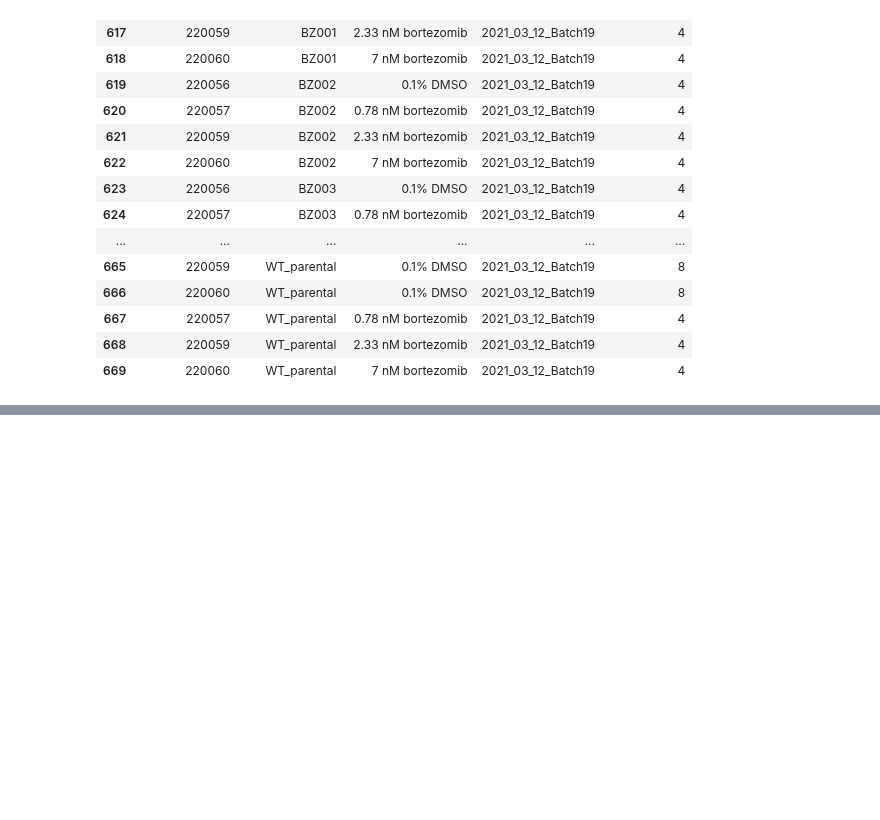
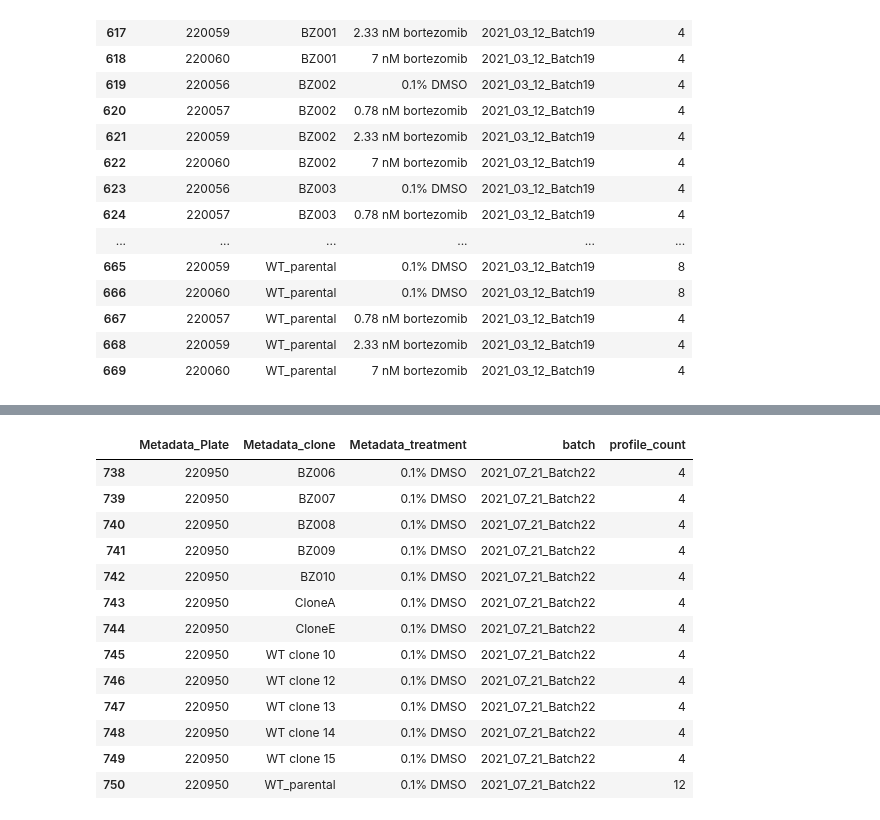
Before and after one commit to broadinstitute/profiling-resistance-mechanisms, a Jupyter notebook: 2.describe-data/0.describe-data.ipynb, the cells around one changed output, grey strips where cells are left out. Saved outputs shown, nothing was run; the diff lists cells and outputs as text; code cells hidden in the pictures; blank space fills up the shorter version.

```diff
--- a/2.describe-data/0.describe-data.ipynb
+++ b/2.describe-data/0.describe-data.ipynb
@@ -773,0 +808,18 @@ batch19_df
+# %%
+batch22_df = treatment_counts_df.query("batch == '2021_07_21_Batch22'").dropna(axis="columns")
+batch22_df
+# %% [output]
+|  | Metadata_Plate | Metadata_clone | Metadata_treatment | batch | profile_count |
+| 738 | 220950 | BZ006 | 0.1% DMSO | 2021_07_21_Batch22 | 4 |
+| 739 | 220950 | BZ007 | 0.1% DMSO | 2021_07_21_Batch22 | 4 |
+| 740 | 220950 | BZ008 | 0.1% DMSO | 2021_07_21_Batch22 | 4 |
+| 741 | 220950 | BZ009 | 0.1% DMSO | 2021_07_21_Batch22 | 4 |
+| 742 | 220950 | BZ010 | 0.1% DMSO | 2021_07_21_Batch22 | 4 |
+| 743 | 220950 | CloneA | 0.1% DMSO | 2021_07_21_Batch22 | 4 |
+| 744 | 220950 | CloneE | 0.1% DMSO | 2021_07_21_Batch22 | 4 |
+| 745 | 220950 | WT clone 10 | 0.1% DMSO | 2021_07_21_Batch22 | 4 |
+| 746 | 220950 | WT clone 12 | 0.1% DMSO | 2021_07_21_Batch22 | 4 |
+| 747 | 220950 | WT clone 13 | 0.1% DMSO | 2021_07_21_Batch22 | 4 |
+| 748 | 220950 | WT clone 14 | 0.1% DMSO | 2021_07_21_Batch22 | 4 |
+| 749 | 220950 | WT clone 15 | 0.1% DMSO | 2021_07_21_Batch22 | 4 |
+| 750 | 220950 | WT_parental | 0.1% DMSO | 2021_07_21_Batch22 | 12 |
```
Also changed, not shown: parts of 17 cells of this notebook, 28 other files.
